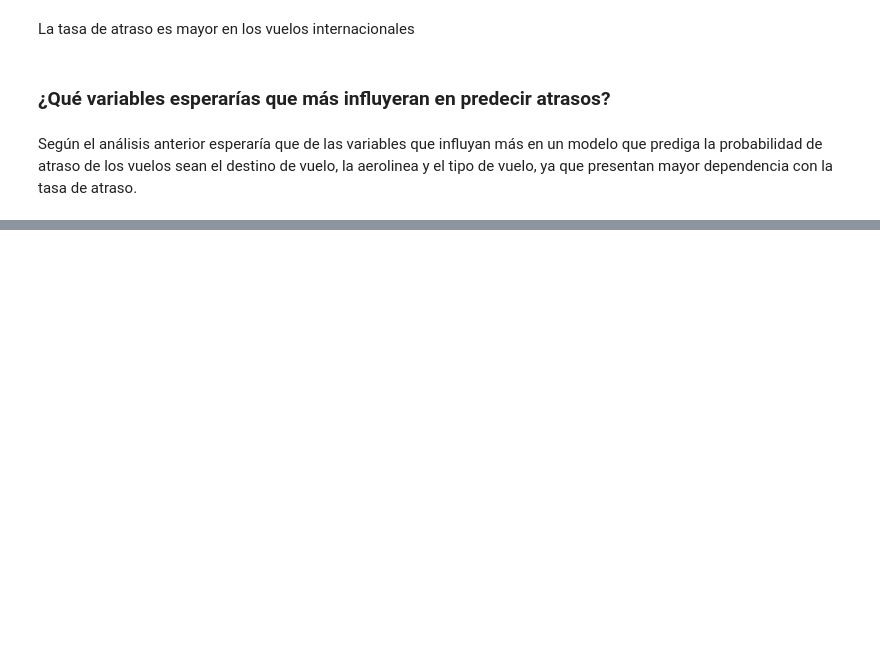
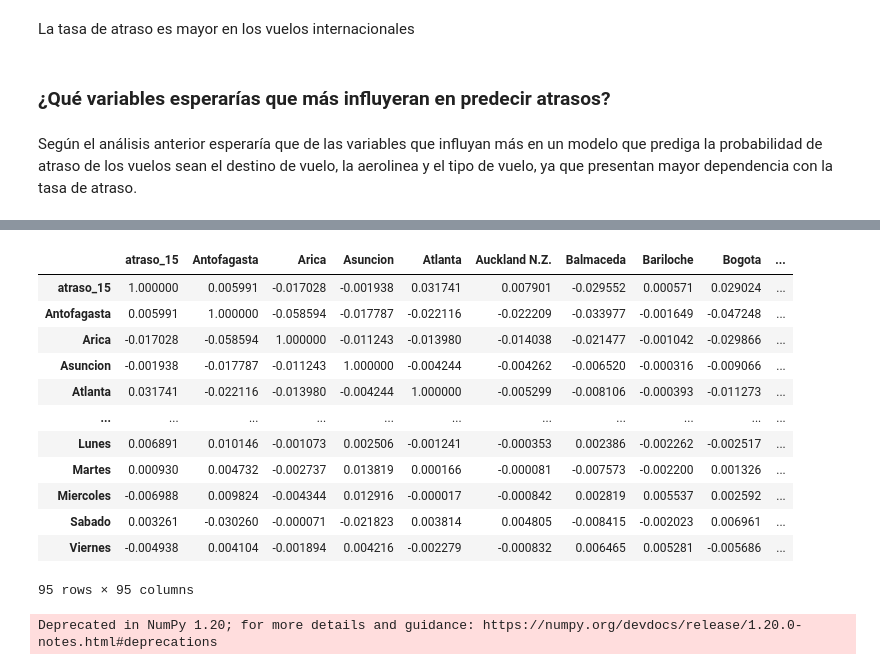
Before and after one commit to lorenagh/latam, a Jupyter notebook: solution.ipynb, the cells around one changed output, grey strips where cells are left out. Drawn from its saved outputs; the diff is of its cells as text; code cells hidden in the pictures; blank space fills up the shorter version.

```diff
--- a/solution.ipynb
+++ b/solution.ipynb
@@ -805,0 +849,25 @@ Según el análisis anterior esperaría que de las variables que influyan más e
+# %%
+dataset = merged
+dataset.corr()
+# %% [output]
+|  | atraso_15 | Antofagasta | Arica | Asuncion | Atlanta | Auckland N.Z. | Balmaceda | Bariloche | Bogota | ... |
+| atraso_15 | 1.000000 | 0.005991 | -0.017028 | -0.001938 | 0.031741 | 0.007901 | -0.029552 | 0.000571 | 0.029024 | ... |
+| Antofagasta | 0.005991 | 1.000000 | -0.058594 | -0.017787 | -0.022116 | -0.022209 | -0.033977 | -0.001649 | -0.047248 | ... |
+| Arica | -0.017028 | -0.058594 | 1.000000 | -0.011243 | -0.013980 | -0.014038 | -0.021477 | -0.001042 | -0.029866 | ... |
+| Asuncion | -0.001938 | -0.017787 | -0.011243 | 1.000000 | -0.004244 | -0.004262 | -0.006520 | -0.000316 | -0.009066 | ... |
+| Atlanta | 0.031741 | -0.022116 | -0.013980 | -0.004244 | 1.000000 | -0.005299 | -0.008106 | -0.000393 | -0.011273 | ... |
+| ... | ... | ... | ... | ... | ... | ... | ... | ... | ... | ... |
+| Lunes | 0.006891 | 0.010146 | -0.001073 | 0.002506 | -0.001241 | -0.000353 | 0.002386 | -0.002262 | -0.002517 | ... |
+| Martes | 0.000930 | 0.004732 | -0.002737 | 0.013819 | 0.000166 | -0.000081 | -0.007573 | -0.002200 | 0.001326 | ... |
+| Miercoles | -0.006988 | 0.009824 | -0.004344 | 0.012916 | -0.000017 | -0.000842 | 0.002819 | 0.005537 | 0.002592 | ... |
+| Sabado | 0.003261 | -0.030260 | -0.000071 | -0.021823 | 0.003814 | 0.004805 | -0.008415 | -0.002023 | 0.006961 | ... |
+| Viernes | -0.004938 | 0.004104 | -0.001894 | 0.004216 | -0.002279 | -0.000832 | 0.006465 | 0.005281 | -0.005686 | ... |
+95 rows × 95 columns
+# %%
+corr_matrix = dataset.corr().abs()
+upper = corr_matrix.where(np.triu(np.ones(corr_matrix.shape), k=1).astype(np.bool))
+to_drop = [column for column in upper.columns if any(upper[column] > 0.95)]
+dataset = dataset.drop(dataset[to_drop], axis=1)
+corr_matrix = dataset.corr()
+# %% [output]
+Deprecated in NumPy 1.20; for more details and guidance: https://numpy.org/devdocs/release/1.20.0-notes.html#deprecations
```
Also changed, not shown: parts of 20 cells of this notebook, 1 other file.
